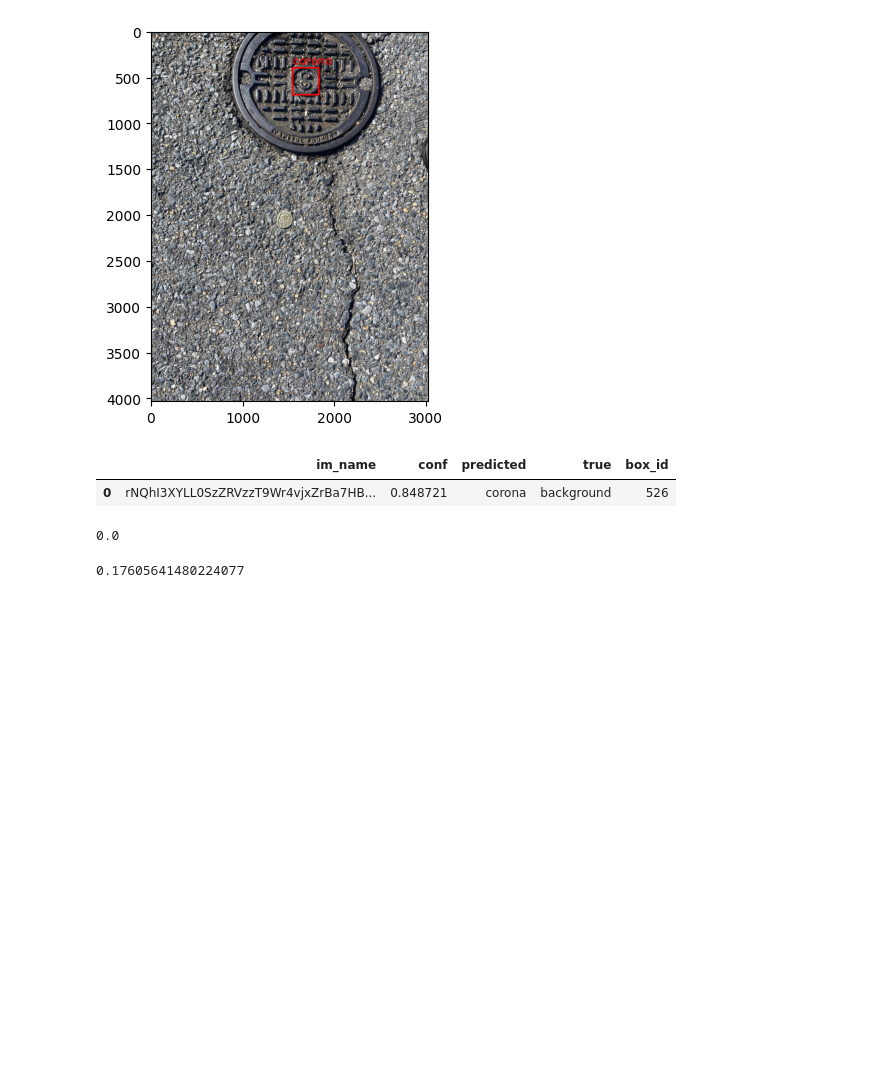
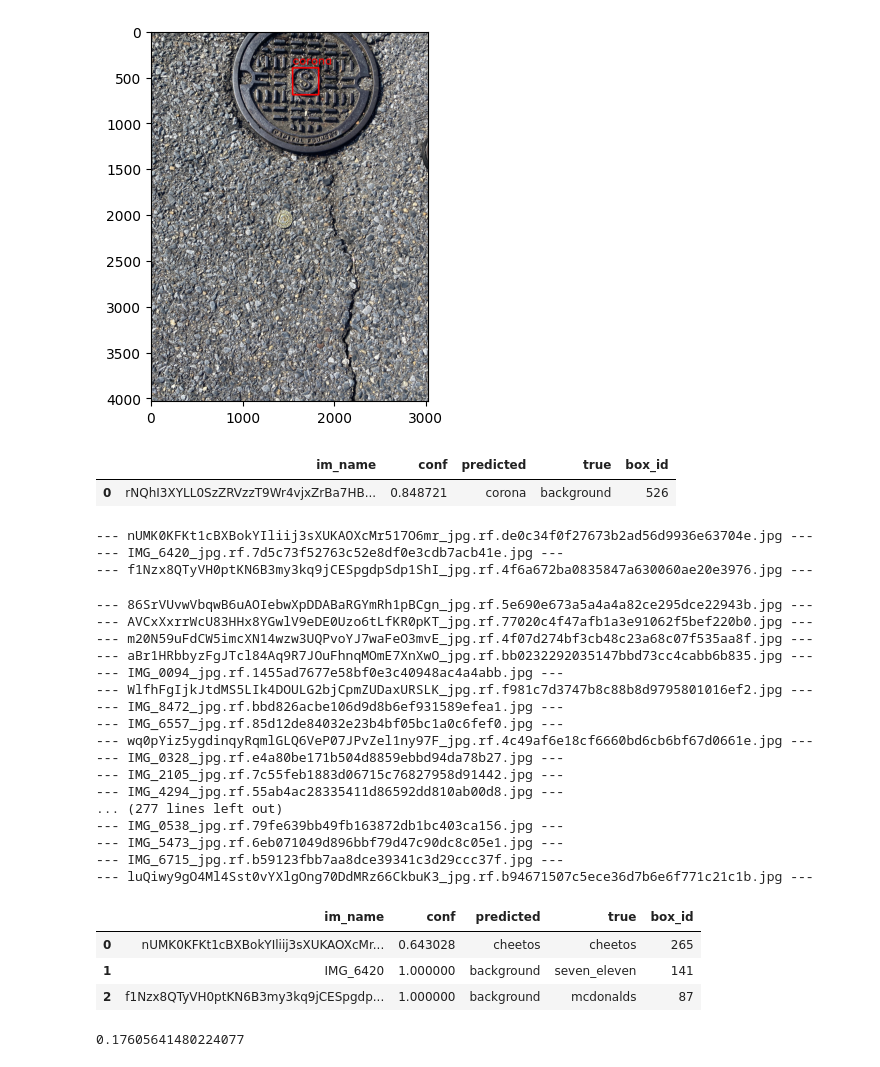
Before and after one commit to thriftypenguin/litter-imagery-brand-recognition, a Jupyter notebook: evaluate_models/evaluate_YOLO-EffNet.ipynb, the cells around one changed output. Saved outputs shown, nothing was run; the diff lists cells and outputs as text; code cells hidden in the pictures; blank space fills up the shorter version.

```diff
--- a/YOLO_EffNet/evaluate_the_model.ipynb
+++ b/evaluate_models/evaluate_YOLO-EffNet.ipynb
@@ -315,34 +303,59 @@ for im_file in os.listdir(image_path):
 			boxB = pred_labels_df['xmin_coord'].iloc[j], pred_labels_df['ymin_coord'].iloc[j],\
 				pred_labels_df['xmax_coord'].iloc[j], pred_labels_df['ymax_coord'].iloc[j]
 			dict_IoU[pred_labels_df['box_id'].iloc[j]] = bb_iou(boxA, boxB)
 
 		# Find the ID of the box that overlaps the most
 		max_box_id = max(dict_IoU, key=dict_IoU.get)
 		# If its IoU is above threshold
 		# update the box ID of predicted box to match ID of the true box
 		if dict_IoU[max_box_id] > thr:
 			idx = pred_labels_df[pred_labels_df['box_id'] == max_box_id].index
 			pred_labels_df.at[idx[0], 'box_id'] =  true_labels_df['box_id'].iloc[i]
 
 	# Collect both true and predicted boxes in the image
 	image_boxes_df = pd.merge(true_labels_df, pred_labels_df, on='box_id', how='outer')
 
 	# Make a column with image name, given that pred or true can be empty
 	image_boxes_df['im_name'] = image_boxes_df['im_name_x'].fillna(image_boxes_df['im_name_y'])
 
 	# Calcualte total confidence for the predictions
 	# No precitions is the same as predicting background,
 	# mAP does not include it background, so put 1, whatever
 	image_boxes_df['conf'] = image_boxes_df['box_conf'] * image_boxes_df['brand_conf']
-	image_boxes_df['conf'] = image_boxes_df['conf'].fillna(1.0)
+	image_boxes_df['conf'] = image_boxes_df['conf'].astype(float).fillna(1.0)
 
 	# No label means background
 	image_boxes_df[['predicted', 'true']] = image_boxes_df[['predicted', 'true']].fillna('background')
 
 	# Get only the columns we need
 	image_boxes_df = image_boxes_df[['im_name', 'conf', 'predicted', 'true', 'box_id']]
 	boxes_df = pd.concat([boxes_df,image_boxes_df],ignore_index=True)
 boxes_df.head(3)
+# %% [output]
+--- nUMK0KFKt1cBXBokYIliij3sXUKAOXcMr517O6mr_jpg.rf.de0c34f0f27673b2ad56d9936e63704e.jpg ---
+--- IMG_6420_jpg.rf.7d5c73f52763c52e8df0e3cdb7acb41e.jpg ---
+--- f1Nzx8QTyVH0ptKN6B3my3kq9jCESpgdpSdp1ShI_jpg.rf.4f6a672ba0835847a630060ae20e3976.jpg ---
+--- 86SrVUvwVbqwB6uAOIebwXpDDABaRGYmRh1pBCgn_jpg.rf.5e690e673a5a4a4a82ce295dce22943b.jpg ---
+--- AVCxXxrrWcU83HHx8YGwlV9eDE0Uzo6tLfKR0pKT_jpg.rf.77020c4f47afb1a3e91062f5bef220b0.jpg ---
+--- m20N59uFdCW5imcXN14wzw3UQPvoYJ7waFeO3mvE_jpg.rf.4f07d274bf3cb48c23a68c07f535aa8f.jpg ---
+--- aBr1HRbbyzFgJTcl84Aq9R7JOuFhnqMOmE7XnXwO_jpg.rf.bb0232292035147bbd73cc4cabb6b835.jpg ---
+--- IMG_0094_jpg.rf.1455ad7677e58bf0e3c40948ac4a4abb.jpg ---
+--- WlfhFgIjkJtdMS5LIk4DOULG2bjCpmZUDaxURSLK_jpg.rf.f981c7d3747b8c88b8d9795801016ef2.jpg ---
+--- IMG_8472_jpg.rf.bbd826acbe106d9d8b6ef931589efea1.jpg ---
+--- IMG_6557_jpg.rf.85d12de84032e23b4bf05bc1a0c6fef0.jpg ---
+--- wq0pYiz5ygdinqyRqmlGLQ6VeP07JPvZel1ny97F_jpg.rf.4c49af6e18cf6660bd6cb6bf67d0661e.jpg ---
+--- IMG_0328_jpg.rf.e4a80be171b504d8859ebbd94da78b27.jpg ---
+--- IMG_2105_jpg.rf.7c55feb1883d06715c76827958d91442.jpg ---
+--- IMG_4294_jpg.rf.55ab4ac28335411d86592dd810ab00d8.jpg ---
+... (277 lines left out)
+--- IMG_0538_jpg.rf.79fe639bb49fb163872db1bc403ca156.jpg ---
+--- IMG_5473_jpg.rf.6eb071049d896bbf79d47c90dc8c05e1.jpg ---
+--- IMG_6715_jpg.rf.b59123fbb7aa8dce39341c3d29ccc37f.jpg ---
+--- luQiwy9gO4Ml4Sst0vYXlgOng70DdMRz66CkbuK3_jpg.rf.b94671507c5ece36d7b6e6f771c21c1b.jpg ---
+|  | im_name | conf | predicted | true | box_id |
+| 0 | nUMK0KFKt1cBXBokYIliij3sXUKAOXcMr... | 0.643028 | cheetos | cheetos | 265 |
+| 1 | IMG_6420 | 1.000000 | background | seven_eleven | 141 |
+| 2 | f1Nzx8QTyVH0ptKN6B3my3kq9jCESpgdp... | 1.000000 | background | mcdonalds | 87 |
 # %%
 def isTP(row, brand):
     if (row['true'] == brand) & (row['predicted'] == brand):
@@ -355,54 +368,6 @@ def isFP(row, brand):
         return 1
     else:
         return 0
-# %%
-# test code to compute AP for one brand
-
-brand = 'unknown'
-# Select only boxes pertaining to this brand
-brand_df = boxes_df[boxes_df['predicted'].str.contains(brand, case=False) |
-                        boxes_df['true'].str.contains(brand, case=False)].copy()
-# Figure out if each box is TP, FP, FN or TN
-brand_df['FP'] = brand_df.apply(lambda x: isFP(x, brand), axis=1)
-brand_df['TP'] = brand_df.apply(lambda x: isTP(x, brand), axis=1)
-
-
-# Sort the boxes by confidence
-brand_df.sort_values('conf', ascending=False, inplace=True)
-brand_df.reset_index(drop=True, inplace=True)
-
-# Figure out which record is TP and which is FP
-# We do not care for FN and TN for mAP metric
-# Then compute precision and recall
-rec_lvls = np.linspace(0, 1, 11)
-for i in range(len(brand_df)):
-    TP = brand_df.loc[:i, 'TP'].sum()
-    FP = brand_df.loc[:i, 'FP'].sum()
-    try:
-        count = test_lbl_count[brand]
-    except KeyError:
-        count = 0
-    if (TP+FP) >0:
-        brand_df.loc[i, 'prec'] = TP/float(TP+FP)
-    else:
-        brand_df.loc[i, 'prec'] = 0
-    brand_df.loc[i, 'rec'] = TP/float(count)
-
-# Compute AP usin COCO 11-Point Interpolation:
-# take 10 evenly spaced recall levels
-# compute area under Prec-Rec curve interpolated at these levels.
-prec_rec_df = pd.DataFrame(columns = ['rec', 'prec'])
-for i, lvl in enumerate(rec_lvls):
-    if len(brand_df[brand_df['rec']>= lvl]['prec'])>0:
-        max_prec = brand_df[brand_df['rec']>= lvl]['prec'].max()
-    else:
-        max_prec = 0
-    prec_rec_df.loc[i] = [lvl, max_prec]
-prec_rec_df.fillna(0.0, inplace=True)
-AP = prec_rec_df['prec'].mean()
-AP
-# %% [output]
-0.0
 # %%
 # Calcualte mAP for this threshold
 APs = {}
```
Also changed, not shown: parts of 8 cells of this notebook, 3 other files.
